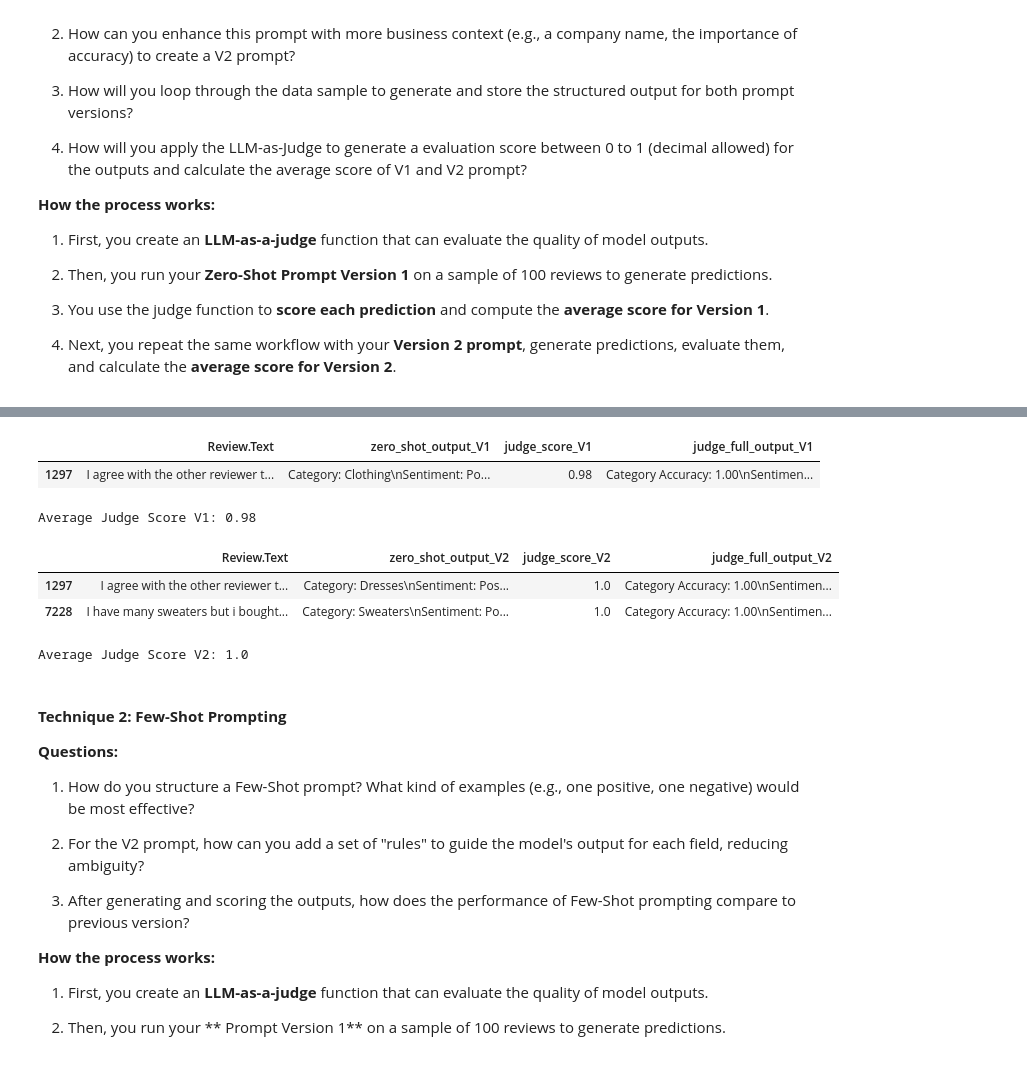
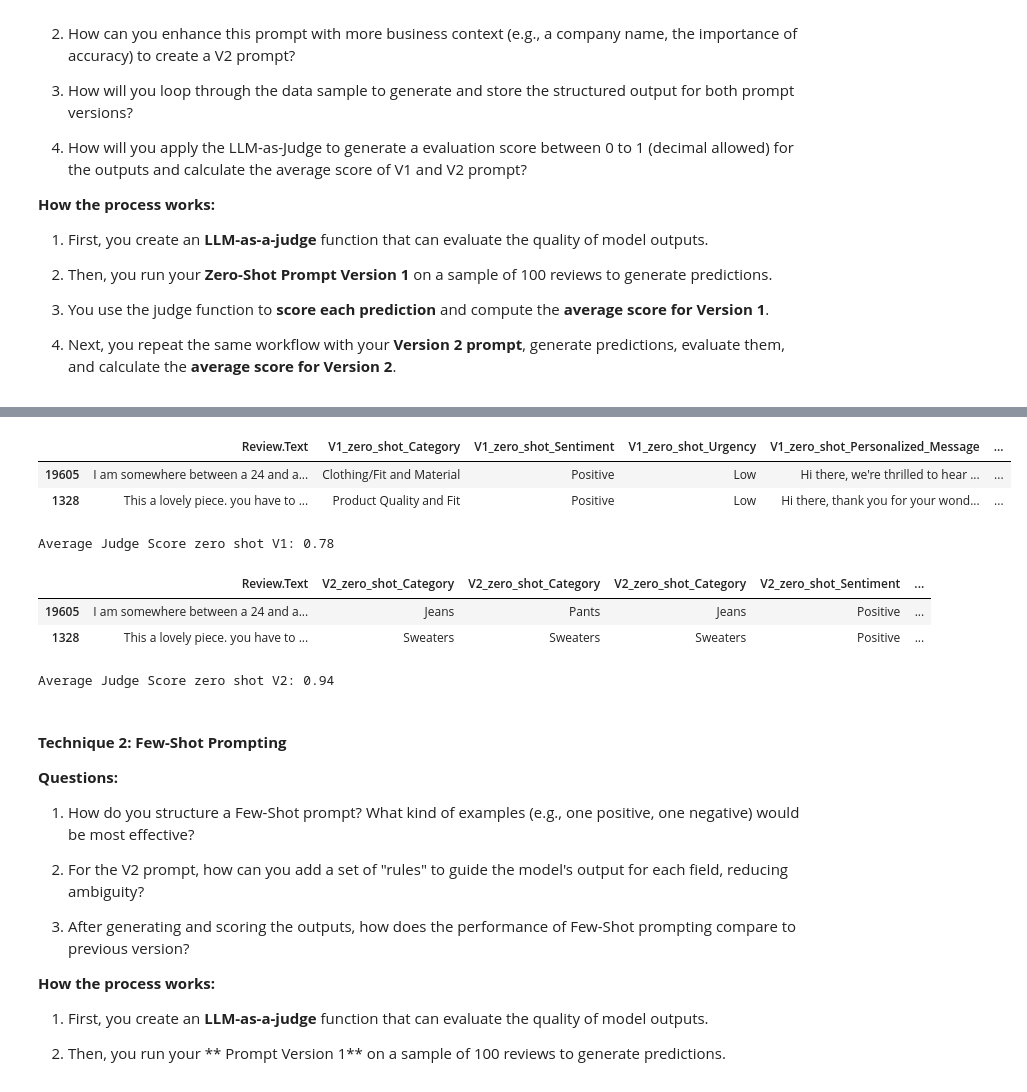
Before and after one commit to mikejoe144/MIT_Course_Capstone_Project, a Jupyter notebook: Real-Time_Retail_Feedback_Intelligence_Full_code.ipynb, the cells around one changed output, grey strips where cells are left out. Cells and saved outputs as stored; diff of their text form; code cells hidden in the pictures.

Commit message:
finished zero shot with improved structure for output

```diff
--- a/Real-Time_Retail_Feedback_Intelligence_Full_code.ipynb
+++ b/Real-Time_Retail_Feedback_Intelligence_Full_code.ipynb
@@ -795,3 +780,0 @@ Customer Review:
-# %%
-#apply zeroshot output v1
-sample_df['zero_shot_output_V1'] = sample_df['Review.Text'].apply(zero_shot_review)
@@ -797,0 +824,5 @@ sample_df['zero_shot_output_V1'] = sample_df['Review.Text'].apply(zero_shot_revi
+# %%
+#Apply zero-shot function to dataframe
+results = sample_df['Review.Text'].apply(
+    lambda x: zero_shot_review(x, prompt)
+)
@@ -798,18 +856,31 @@ sample_df['zero_shot_output_V1'] = sample_df['Review.Text'].apply(zero_shot_revi
 # %%
-#apply judge to output V1
-sample_df[['judge_full_output_V1', 'judge_score_V1']] = sample_df.apply(
-    lambda row: pd.Series(judge_output(row['Review.Text'], row['zero_shot_output'])),
+#Apply judge function
+sample_df['V1_zero_shot_judge_result'] = sample_df.apply(
+    lambda row: judge_output(row['Review.Text'], row['model_output']),
     axis=1
 )
+
+#Split judge output into separate columns
+sample_df[['V1_zero_shot_judge_text', 'V1_zero_shot_judge_score']] = pd.DataFrame(
+    sample_df['V1_zero_shot_judge_result'].tolist(),
+    index=sample_df.index
+)
-# %%
-sample_df[['Review.Text', 'zero_shot_output_V1', 'judge_score_V1','judge_full_output_V1']]
-# %% [output]
-|  | Review.Text | zero_shot_output_V1 | judge_score_V1 | judge_full_output_V1 |
-| 1297 | I agree with the other reviewer t... | Category: Clothing\nSentiment: Po... | 0.98 | Category Accuracy: 1.00\nSentimen... |
+# %%
+sample_df[['Review.Text',
+           'V1_zero_shot_Category',
+           'V1_zero_shot_Sentiment',
+           'V1_zero_shot_Urgency',
+           'V1_zero_shot_Personalized_Message',
+           'V1_zero_shot_Retail_Insight',
+           'V1_zero_shot_judge_score']]
+# %% [output]
+|  | Review.Text | V1_zero_shot_Category | V1_zero_shot_Sentiment | V1_zero_shot_Urgency | V1_zero_shot_Personalized_Message | ... |
+| 19605 | I am somewhere between a 24 and a... | Clothing/Fit and Material | Positive | Low | Hi there, we're thrilled to hear ... | ... |
+| 1328 | This a lovely piece. you have to ... | Product Quality and Fit | Positive | Low | Hi there, thank you for your wond... | ... |
 # %%
 #average of the judge score for V1 zero shot prompt is
-print("Average Judge Score V1:", round(sample_df['judge_score_V1'].mean(), 2))
+print("Average Judge Score zero shot V1:", round(sample_df['V1_zero_shot_judge_score'].mean(), 2))
 # %% [output]
-Average Judge Score V1: 0.98
+Average Judge Score zero shot V1: 0.78
 # %%
 #create V2 prompt
@@ -879,15 +963,20 @@ sample_df[['judge_full_output_V2', 'judge_score_V2']] = sample_df.apply(
-# %%
-#view review and judge for V2
-sample_df[['Review.Text', 'zero_shot_output_V2', 'judge_score_V2','judge_full_output_V2']]
-# %% [output]
-|  | Review.Text | zero_shot_output_V2 | judge_score_V2 | judge_full_output_V2 |
-| 1297 | I agree with the other reviewer t... | Category: Dresses\nSentiment: Pos... | 1.0 | Category Accuracy: 1.00\nSentimen... |
-| 7228 | I have many sweaters but i bought... | Category: Sweaters\nSentiment: Po... | 1.0 | Category Accuracy: 1.00\nSentimen... |
+# %%
+sample_df[['Review.Text',
+           'V2_zero_shot_Category',
+           'V2_zero_shot_Sentiment',
+           'V2_zero_shot_Urgency',
+           'V2_zero_shot_Personalized_Message',
+           'V2_zero_shot_Retail_Insight',
+           'V2_zero_shot_judge_score']]
+# %% [output]
+|  | Review.Text | V2_zero_shot_Category | V2_zero_shot_Category | V2_zero_shot_Category | V2_zero_shot_Sentiment | ... |
+| 19605 | I am somewhere between a 24 and a... | Jeans | Pants | Jeans | Positive | ... |
+| 1328 | This a lovely piece. you have to ... | Sweaters | Sweaters | Sweaters | Positive | ... |
 # %%
 #average of the judge score for V2 zero shot prompt is
-print("Average Judge Score V2:", round(sample_df['judge_score_V2'].mean(), 2))
+print("Average Judge Score zero shot V2:", round(sample_df['V2_zero_shot_judge_score'].mean(), 2))
 # %% [output]
-Average Judge Score V2: 1.0
+Average Judge Score zero shot V2: 0.94
 # %% [markdown]
 #### **Technique 2: Few-Shot Prompting**
 
```
Also changed, not shown: parts of 9 cells of this notebook.
